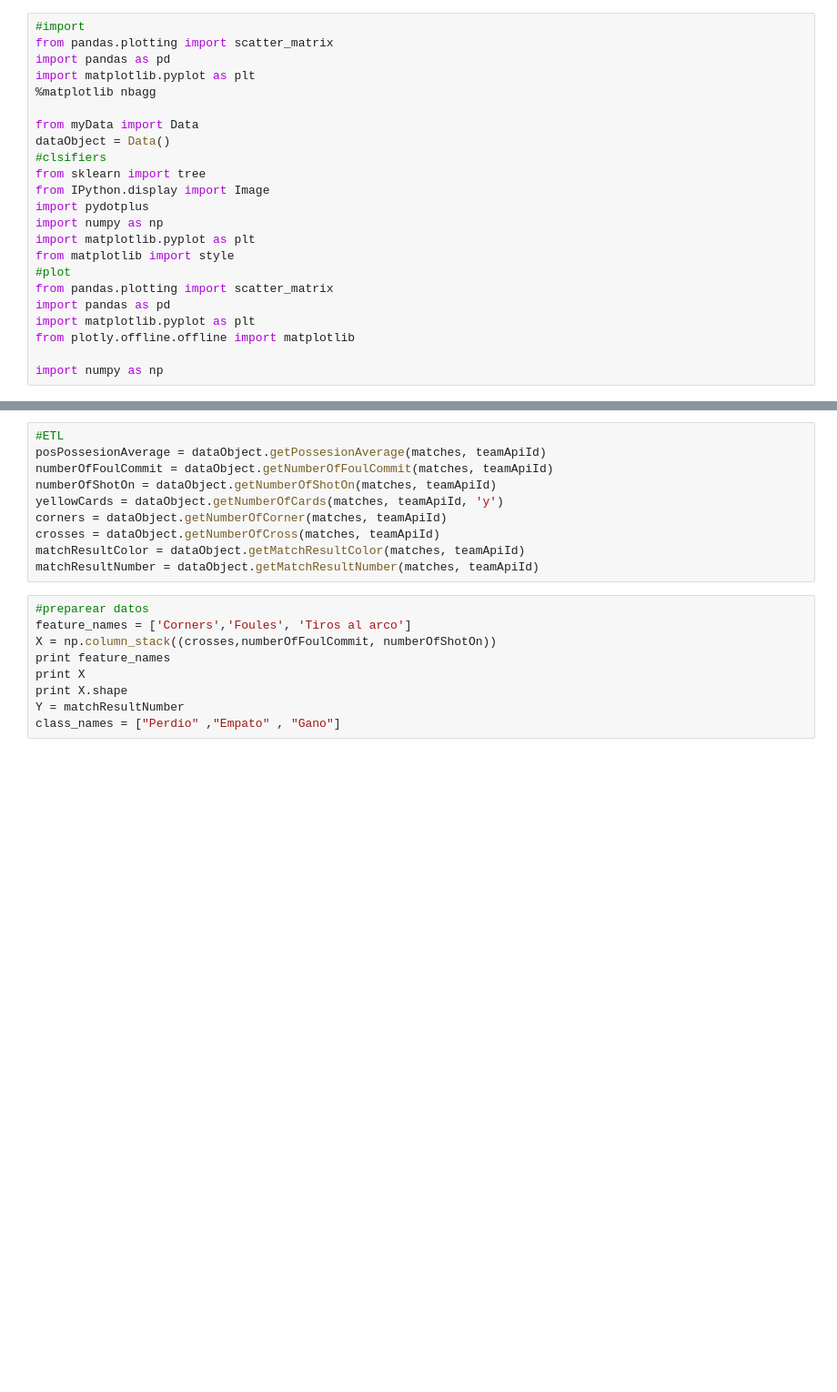
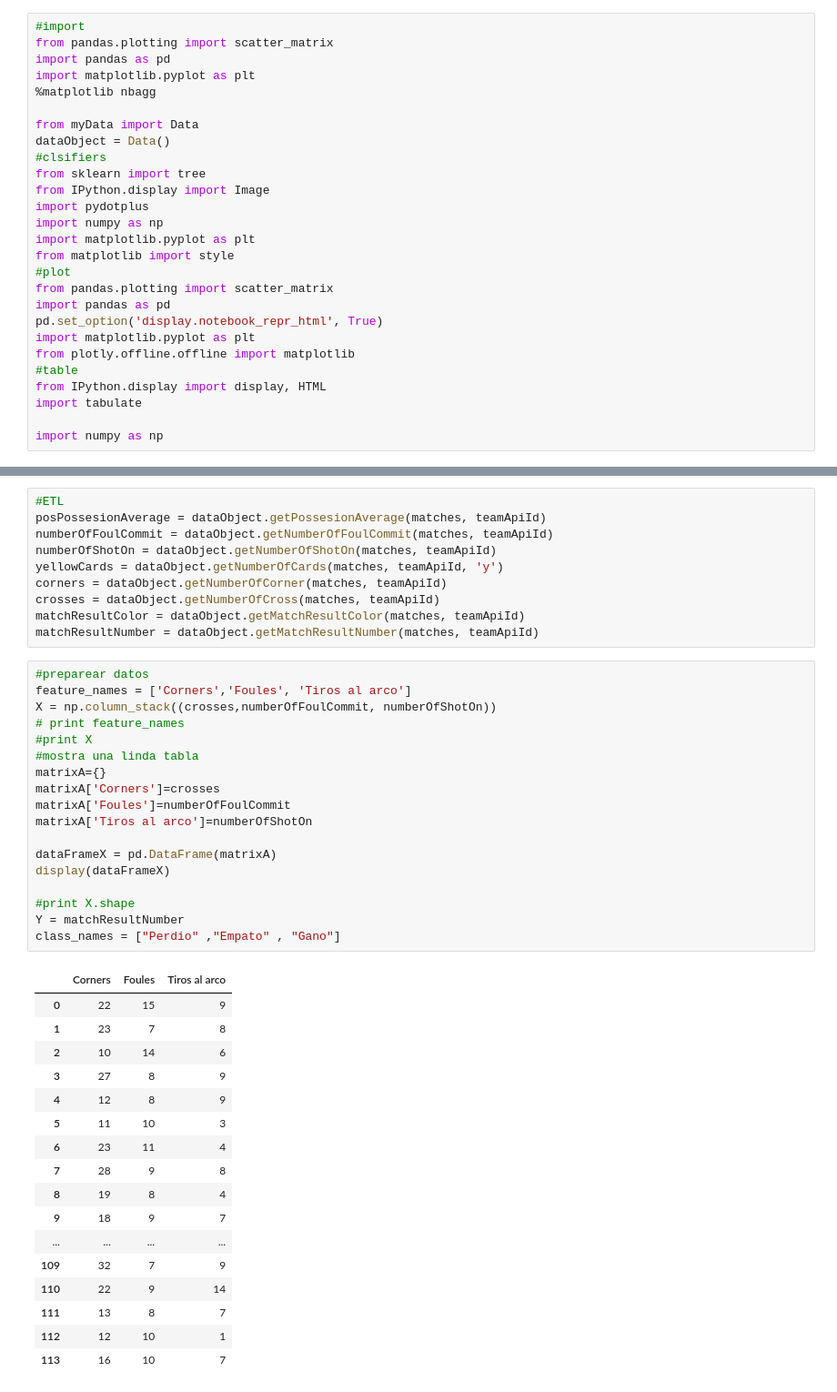
Before and after one commit to joseboretto/utn-bigdata, a Jupyter notebook: bigMainJupyter.ipynb, the cells around one changed output, grey strips where cells are left out. Shown: that part at 91% size. Saved outputs shown, nothing was run; the diff lists cells and outputs as text; blank space fills up the shorter version.

```diff
--- a/bigMainJupyter.ipynb
+++ b/bigMainJupyter.ipynb
@@ -17,8 +17,12 @@ from matplotlib import style
 #plot
 from pandas.plotting import scatter_matrix
 import pandas as pd
+pd.set_option('display.notebook_repr_html', True)
 import matplotlib.pyplot as plt
 from plotly.offline.offline import matplotlib
+#table
+from IPython.display import display, HTML
+import tabulate
 
 import numpy as np
 # %%
@@ -57,10 +61,36 @@ matchResultNumber = dataObject.getMatchResultNumber(matches, teamApiId)
 # %%
 #preparear datos
 feature_names = ['Corners','Foules', 'Tiros al arco']
 X = np.column_stack((crosses,numberOfFoulCommit, numberOfShotOn))
-print feature_names
-print X
-print X.shape
+# print feature_names
+#print X
+#mostra una linda tabla
+matrixA={}
+matrixA['Corners']=crosses
+matrixA['Foules']=numberOfFoulCommit
+matrixA['Tiros al arco']=numberOfShotOn
+
+dataFrameX = pd.DataFrame(matrixA)
+display(dataFrameX)
+
+#print X.shape
 Y = matchResultNumber
 class_names = ["Perdio" ,"Empato" , "Gano"]
 # %% [output]
+|  | Corners | Foules | Tiros al arco |
+| 0 | 22 | 15 | 9 |
+| 1 | 23 | 7 | 8 |
+| 2 | 10 | 14 | 6 |
+| 3 | 27 | 8 | 9 |
+| 4 | 12 | 8 | 9 |
+| 5 | 11 | 10 | 3 |
+| 6 | 23 | 11 | 4 |
+| 7 | 28 | 9 | 8 |
+| 8 | 19 | 8 | 4 |
+| 9 | 18 | 9 | 7 |
+| ... | ... | ... | ... |
+| 109 | 32 | 7 | 9 |
+| 110 | 22 | 9 | 14 |
+| 111 | 13 | 8 | 7 |
+| 112 | 12 | 10 | 1 |
+| 113 | 16 | 10 | 7 |
```
Also changed, not shown: parts of 2 cells of this notebook, 5 other files.
